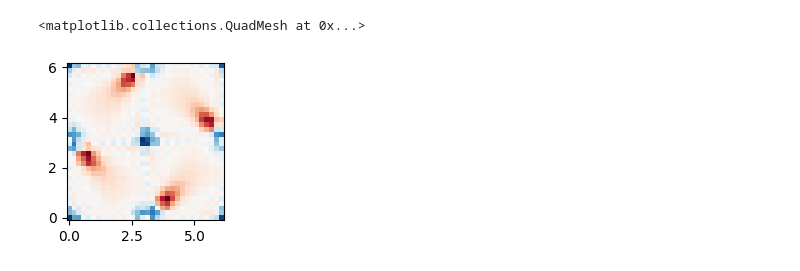
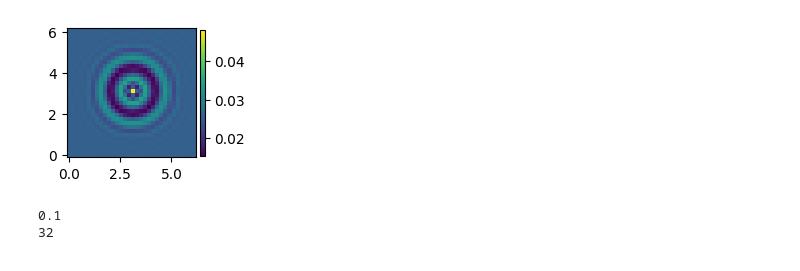
Before and after one commit to zjuadurey/QuantumComputing, a Jupyter notebook: shadow_hamiltonian_simulation/circuit_2D_raw.ipynb, the cells around one changed output. Drawn from its saved outputs; the diff is of its cells as text; code cells hidden in the pictures.

```diff
--- a/shadow_hamiltonian_simulation/circuit_2D_raw.ipynb
+++ b/shadow_hamiltonian_simulation/circuit_2D_raw.ipynb
@@ -122,32 +123,43 @@ initial_state = initial_state/magnitude
 # %%
 # %%
 # =========================Run the circuit==========================
-nx = 5
-ny = 5
-# dt = 1  # time step
-dt = np.pi / 1 # time step
+import math
+nx = int(math.log2(N))
+ny = int(math.log2(N))
+dt = 0.1
+#dt = 10  # time step
+#dt = np.pi / 1 # time step
 tmp = evolve(nx, ny, dt, initial_state)
 
 tmp = tmp.reshape(2, N, N)
 psi1 = tmp[0, :, :]
 psi2 = tmp[1, :, :]
 
 rho, ux, uy, vor = compute_fluid_quantities(psi1, psi2)
 
 x = np.linspace(0, 2*pi, N, endpoint=False)
 y = np.linspace(0, 2*pi, N, endpoint=False)
 X, Y = np.meshgrid(x, y)
 
-
-fig_width = 8/2.54
-fig_height = 8/2.54
+fig_width  = 8 / 2.54          # 8 cm → inch
+fig_height = 8 / 2.54
 fig = plt.figure(figsize=(fig_width, fig_height))
 
-ax_width = 4/2.54 / fig_width
-ax_height = 4/2.54 / fig_height
+ax_width  = 4 / 2.54 / fig_width
+ax_height = 4 / 2.54 / fig_height
 ax = fig.add_axes([0, 0, ax_width, ax_height])
-ax.set_box_aspect(1/1)
-ax.pcolormesh(X, Y, vor, cmap='RdBu', shading='auto')
+ax.set_box_aspect(1)
+
+# --- 主图 ---
+im = ax.pcolormesh(X, Y, rho, cmap='viridis', shading='auto')   # ★ 把句柄存到 im
+
+# --- colorbar ---
+fig.colorbar(im, ax=ax, shrink=0.8, aspect=30, pad=0.03)        # ★ 一行即可
+
+plt.show()
+print(dt)
+print(N)
 # %% [output]
+[figure, new version]
-<matplotlib.collections.QuadMesh at 0x...>
+0.1
+32
-[figure, old version]
```
Also changed, not shown: parts of 3 cells of this notebook, 15 other files.
